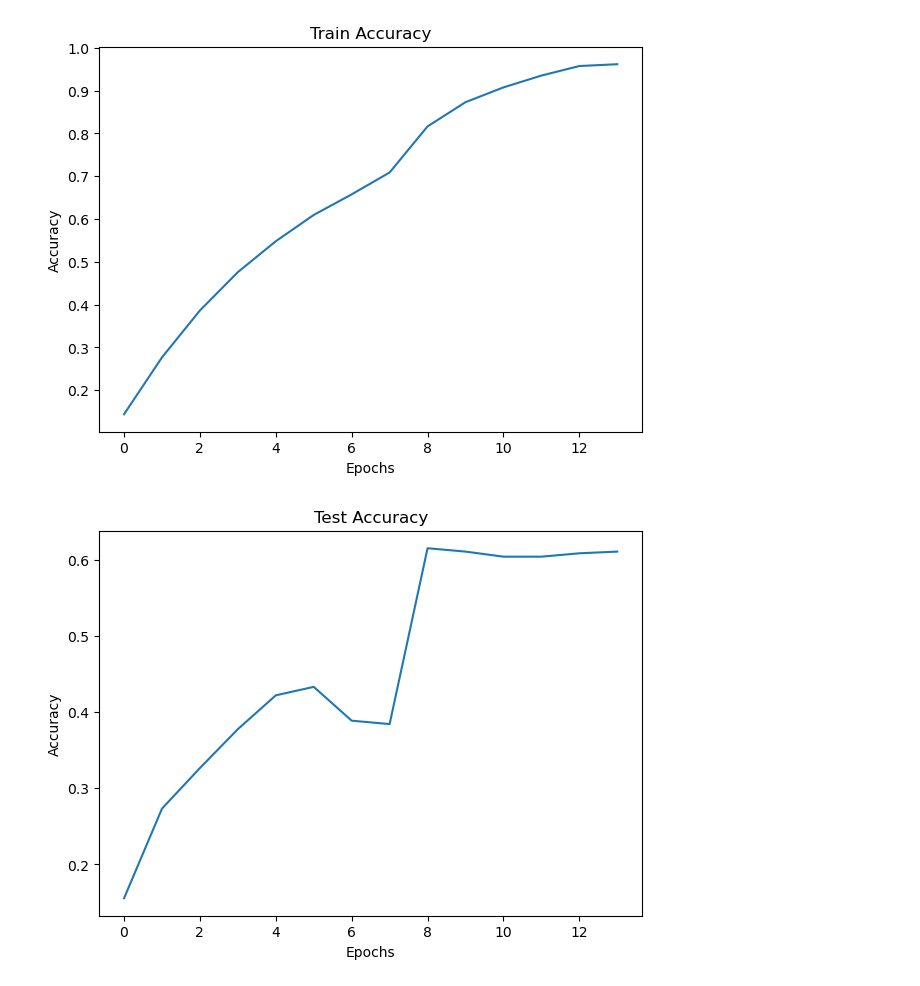
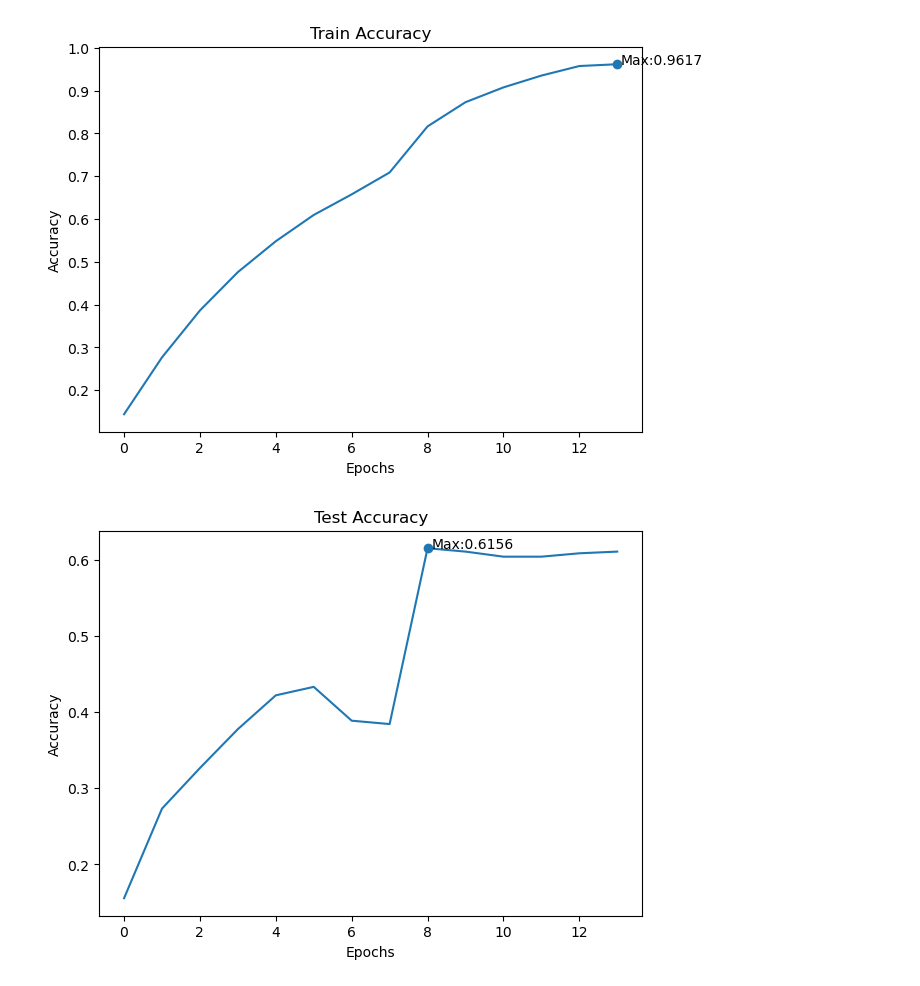
Before and after one commit to leeeating/DL_Assignment2, a Jupyter notebook: plot/plot.ipynb, the cells around one changed output. Drawn from its saved outputs; the diff is of its cells as text; code cells hidden in the pictures.

```diff
--- a/plot/plot.ipynb
+++ b/plot/plot.ipynb
@@ -2,6 +2,8 @@
 import matplotlib.pylab as plt
 import json
 import os
+import numpy as np
+
 
 with open('../log/06_10_01_naive_RGB.json', 'r') as f:
     data = json.load(f)
@@ -11,9 +13,16 @@ ttv = ['train', 'test', 'val']
 for s in ttv:
 
     plt.figure(figsize=(7,5))
+    idx_min = np.argmin(data[s]['loss'])
+
 
     plt.plot(data[s]['loss'])
+    plt.scatter(x=idx_min, y=data[s]['loss'][idx_min])
+
+
     plt.title(f'{s.upper()} Loss')
+    plt.text(x=idx_min+0.1, y=data[s]['loss'][idx_min], s=f"Min:{round(data[s]['loss'][idx_min],4)}")
+
     plt.xlabel('Epochs')
     plt.ylabel('Loss')
 
@@ -26,21 +35,25 @@ for s in ttv:
 # %%
-os.makedirs('./plot', exist_ok=True)
-
 with open('../log/06_10_01_naive_RGB.json', 'r') as f:
     data = json.load(f)
 
 ttv = ['train', 'test', 'val']
 
 for s in ttv:
 
     plt.figure(figsize=(7,5))
+    idx_max = np.argmax(data[s]['acc'])
 
     plt.plot(data[s]['acc'])
+    plt.scatter(x=idx_max, y=data[s]['acc'][idx_max])
+
     plt.title(f'{s.capitalize()} Accuracy')
+    plt.text(x=idx_max+0.1, y=data[s]['acc'][idx_max], s=f"Max:{round(data[s]['acc'][idx_max],4)}")
+
     plt.xlabel('Epochs')
     plt.ylabel('Accuracy')
+
     plt.savefig(f'./naive_{s}_acc.png')
     plt.show()
 # %% [output]
-[figure, old version]
+[figure, new version]
-[figure, old version]
+[figure, new version]
```
Also changed, not shown: parts of 3 cells of this notebook, 9 other files.
